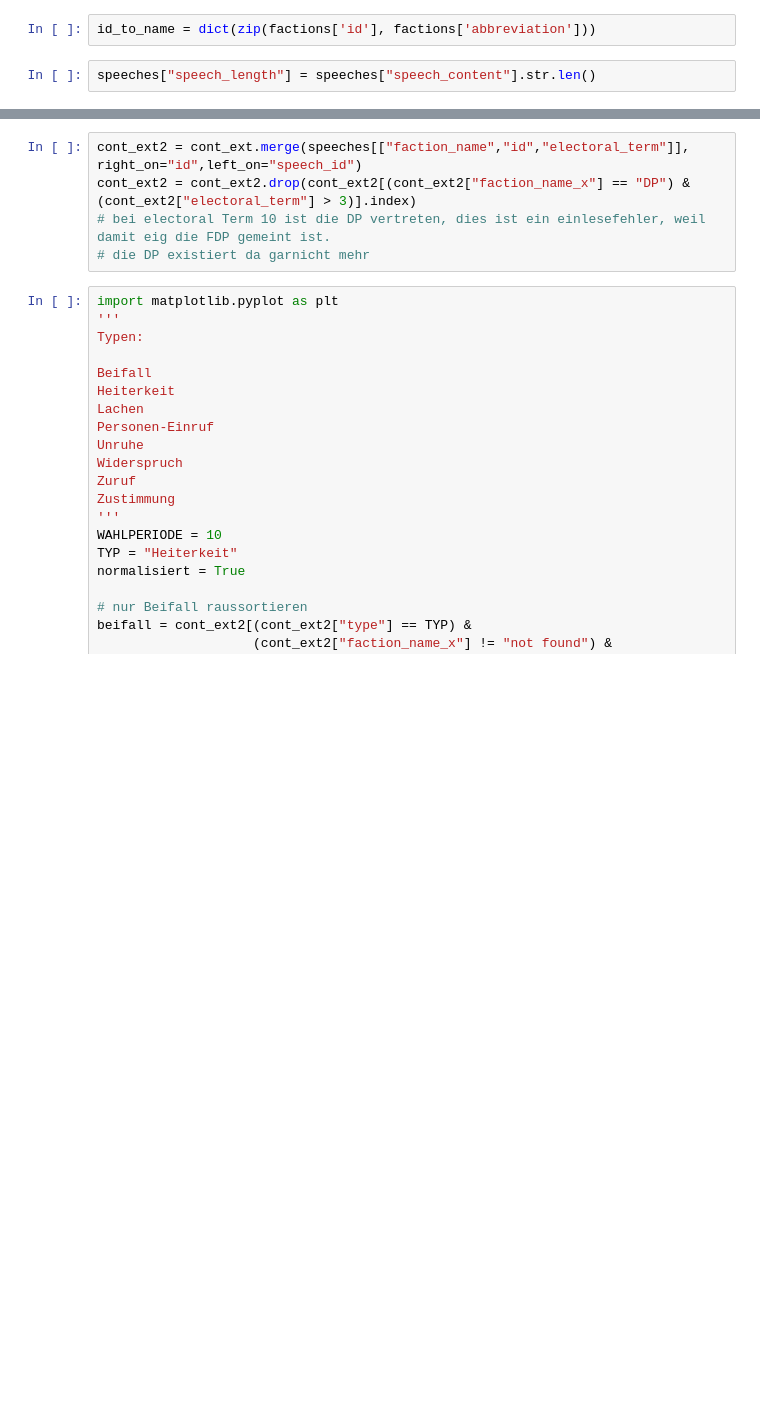
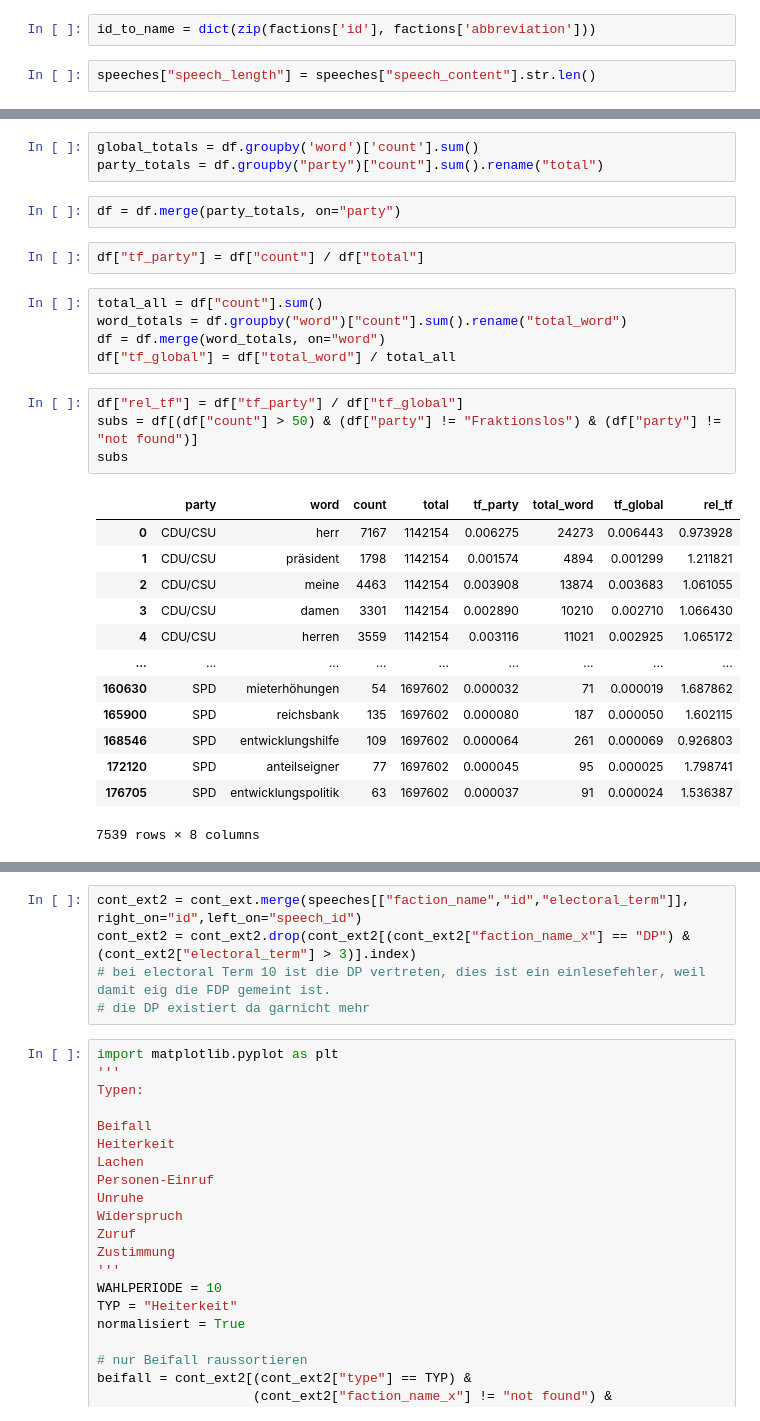
Before and after one commit to hakrackete/Bundestag, a Jupyter notebook: explore_data.ipynb, the cells around one changed output, grey strips where cells are left out. Saved outputs shown, nothing was run; the diff lists cells and outputs as text; blank space fills up the shorter version.

```diff
--- a/explore_data.ipynb
+++ b/explore_data.ipynb
@@ -97,0 +131,30 @@ cont_ext["faction_name"] = cont_ext["faction_id"].map(id_to_name)
+# %%
+global_totals = df.groupby('word')['count'].sum()
+party_totals = df.groupby("party")["count"].sum().rename("total")
+# %%
+df = df.merge(party_totals, on="party")
+# %%
+df["tf_party"] = df["count"] / df["total"]
+# %%
+total_all = df["count"].sum()
+word_totals = df.groupby("word")["count"].sum().rename("total_word")
+df = df.merge(word_totals, on="word")
+df["tf_global"] = df["total_word"] / total_all
+# %%
+df["rel_tf"] = df["tf_party"] / df["tf_global"]
+subs = df[(df["count"] > 50) & (df["party"] != "Fraktionslos") & (df["party"] != "not found")]
+subs
+# %% [output]
+|  | party | word | count | total | tf_party | total_word | tf_global | rel_tf |
+| 0 | CDU/CSU | herr | 7167 | 1142154 | 0.006275 | 24273 | 0.006443 | 0.973928 |
+| 1 | CDU/CSU | präsident | 1798 | 1142154 | 0.001574 | 4894 | 0.001299 | 1.211821 |
+| 2 | CDU/CSU | meine | 4463 | 1142154 | 0.003908 | 13874 | 0.003683 | 1.061055 |
+| 3 | CDU/CSU | damen | 3301 | 1142154 | 0.002890 | 10210 | 0.002710 | 1.066430 |
+| 4 | CDU/CSU | herren | 3559 | 1142154 | 0.003116 | 11021 | 0.002925 | 1.065172 |
+| ... | ... | ... | ... | ... | ... | ... | ... | ... |
+| 160630 | SPD | mieterhöhungen | 54 | 1697602 | 0.000032 | 71 | 0.000019 | 1.687862 |
+| 165900 | SPD | reichsbank | 135 | 1697602 | 0.000080 | 187 | 0.000050 | 1.602115 |
+| 168546 | SPD | entwicklungshilfe | 109 | 1697602 | 0.000064 | 261 | 0.000069 | 0.926803 |
+| 172120 | SPD | anteilseigner | 77 | 1697602 | 0.000045 | 95 | 0.000025 | 1.798741 |
+| 176705 | SPD | entwicklungspolitik | 63 | 1697602 | 0.000037 | 91 | 0.000024 | 1.536387 |
+7539 rows × 8 columns
```
Also changed, not shown: parts of 33 cells of this notebook.
